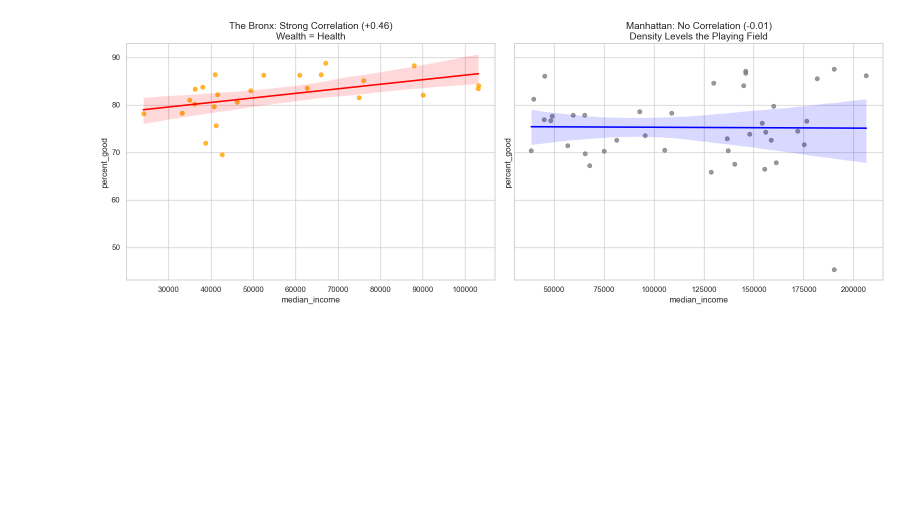
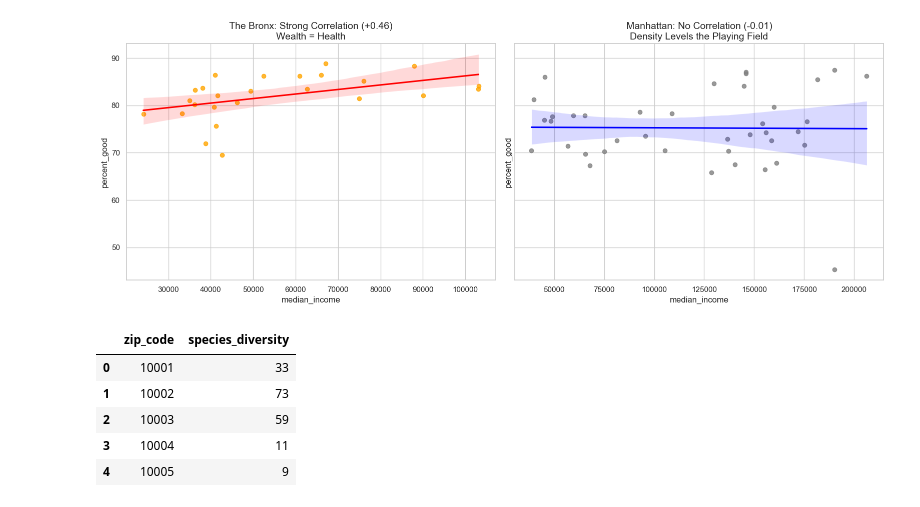
Before and after one commit to nyevy/urban-canopy-data-mining, a Jupyter notebook: exploration.ipynb, the cells around one changed output. Saved outputs shown, nothing was run; the diff lists cells and outputs as text; code cells hidden in the pictures; blank space fills up the shorter version.

```diff
--- a/exploration.ipynb
+++ b/exploration.ipynb
@@ -242,3 +242,14 @@ plt.tight_layout()
 plt.show()
 # %% [output]
 [figure]
+# %%
+species_diversity = (trees_df.groupby('postcode')['spc_common'].nunique().reset_index())
+species_diversity.columns = ['zip_code', 'species_diversity']
+species_diversity.head()
+# %% [output]
+|  | zip_code | species_diversity |
+| 0 | 10001 | 33 |
+| 1 | 10002 | 73 |
+| 2 | 10003 | 59 |
+| 3 | 10004 | 11 |
+| 4 | 10005 | 9 |
```
Also changed, not shown: parts of 8 cells of this notebook.
